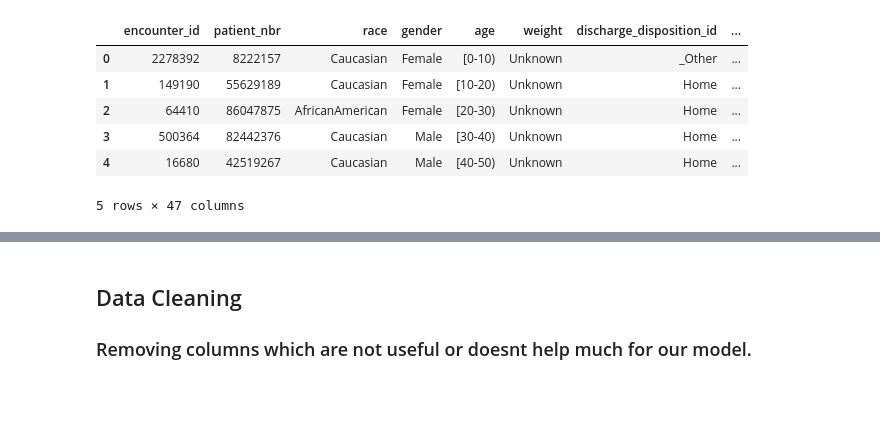
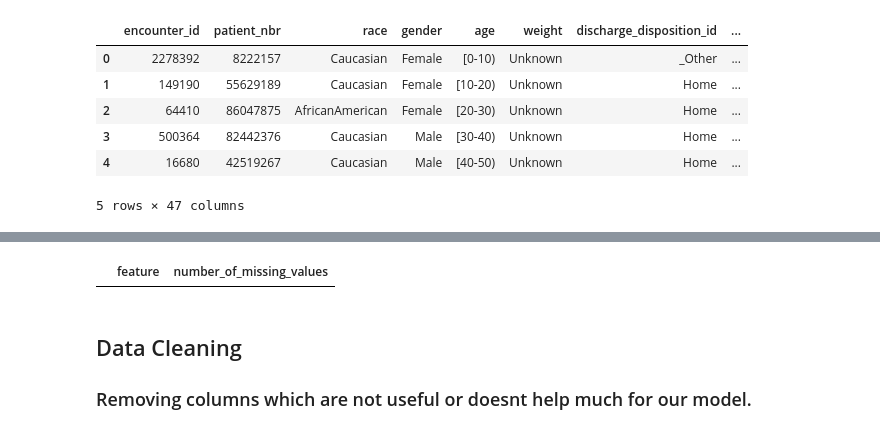
Before and after one commit to akhilmatta89/NCIMasters, a Jupyter notebook: statistics_and_optimization/ClassAssignment/Class_Test.ipynb, the cells around one changed output, grey strips where cells are left out. Saved outputs shown, nothing was run; the diff lists cells and outputs as text; code cells hidden in the pictures; blank space fills up the shorter version.

```diff
--- a/statistics_and_optimization/ClassAssignment/Class_Test.ipynb
+++ b/statistics_and_optimization/ClassAssignment/Class_Test.ipynb
@@ -25,3 +57,12 @@ df.head()
+# %%
+# Calculate missing values
+
+missingvalues = pd.DataFrame(df.isnull().sum(axis=0), columns=['number_of_missing_values'])
+missingvalues['feature'] = missingvalues.index
+missingvalues = missingvalues[['feature','number_of_missing_values']].reset_index(drop=True)
+missingvalues[missingvalues.number_of_missing_values > 0]
+# %% [output]
+|  | feature | number_of_missing_values |
 # %% [markdown]
 ## Data Cleaning
 ### Removing columns which are not useful or doesnt help much for our model.
```
Also changed, not shown: parts of 7 cells of this notebook, 12 other files.
